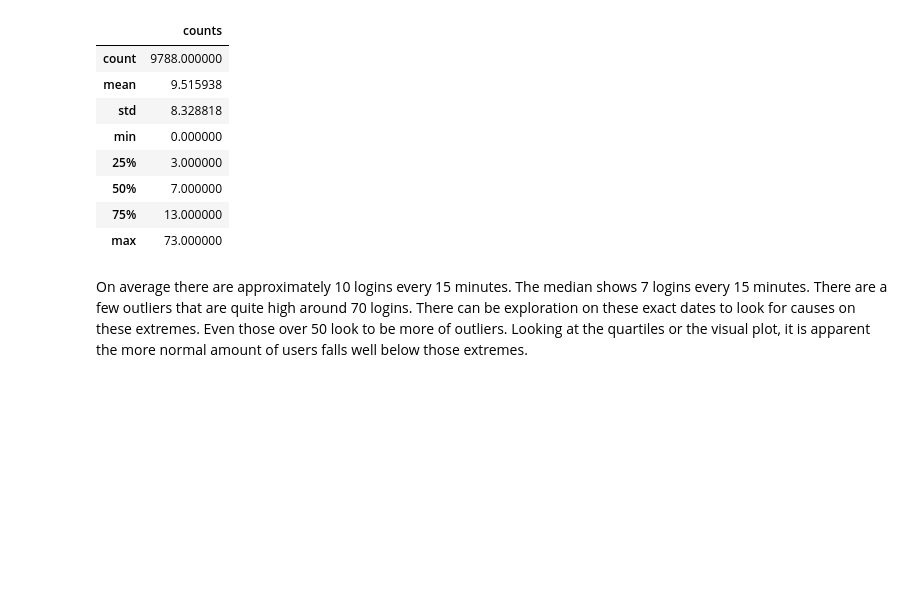
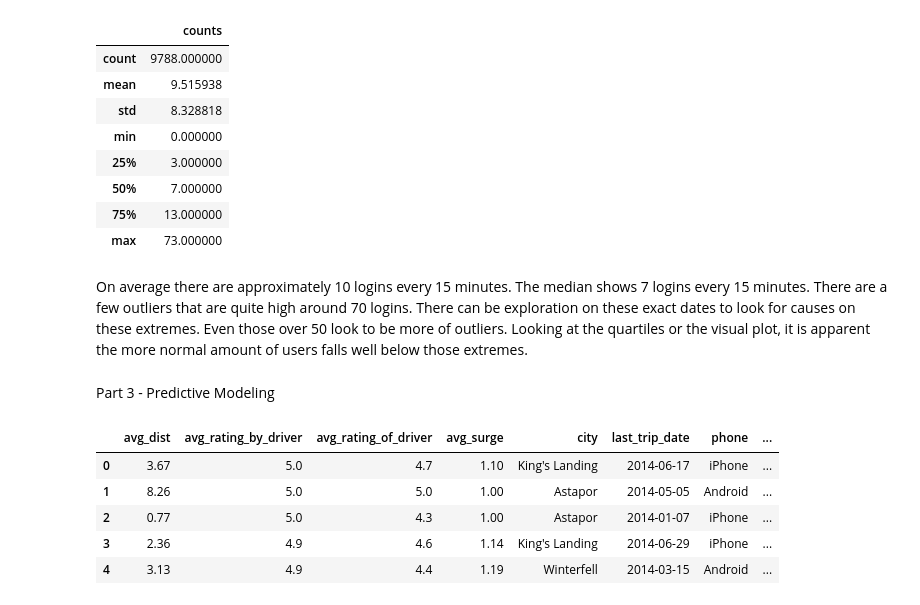
Before and after one commit to mightysquirrely/Springboard-Mini-Projects, a Jupyter notebook: Take-Home-Challenge-Code.ipynb, the cells around one changed output. Drawn from its saved outputs; the diff is of its cells as text; code cells hidden in the pictures; blank space fills up the shorter version.

```diff
--- a/Take-Home-Challenge-Code.ipynb
+++ b/Take-Home-Challenge-Code.ipynb
@@ -65,3 +65,5 @@ time_df.describe()
 | max | 73.000000 |
 # %% [markdown]
 On average there are approximately 10 logins every 15 minutes.  The median shows 7 logins every 15 minutes.  There are a few outliers that are quite high around 70 logins.  There can be exploration on these exact dates to look for causes on these extremes.  Even those over 50 look to be more of outliers.  Looking at the quartiles or the visual plot, it is apparent the more normal amount of users falls well below those extremes.
+# %% [markdown]
+Part 3 - Predictive Modeling
@@ -67,0 +81,15 @@ On average there are approximately 10 logins every 15 minutes.  The median shows
+# %%
+with open('/Users/Sandi/Desktop/Projects/Mini_Projects/ultimate_challenge/ultimate_data_challenge.json') as f:
+     #load data as JSON
+    data = json.load(f)
+
+#create df from JSON dataset
+df = pd.DataFrame(data)
+df.head()
+# %% [output]
+|  | avg_dist | avg_rating_by_driver | avg_rating_of_driver | avg_surge | city | last_trip_date | phone | ... |
+| 0 | 3.67 | 5.0 | 4.7 | 1.10 | King's Landing | 2014-06-17 | iPhone | ... |
+| 1 | 8.26 | 5.0 | 5.0 | 1.00 | Astapor | 2014-05-05 | Android | ... |
+| 2 | 0.77 | 5.0 | 4.3 | 1.00 | Astapor | 2014-01-07 | iPhone | ... |
+| 3 | 2.36 | 4.9 | 4.6 | 1.14 | King's Landing | 2014-06-29 | iPhone | ... |
+| 4 | 3.13 | 4.9 | 4.4 | 1.19 | Winterfell | 2014-03-15 | Android | ... |
```
Also changed, not shown: parts of 9 cells of this notebook.
